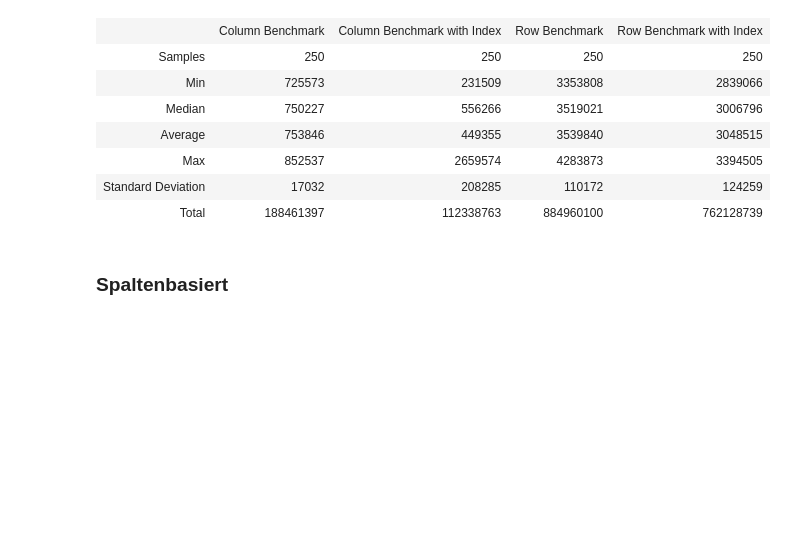
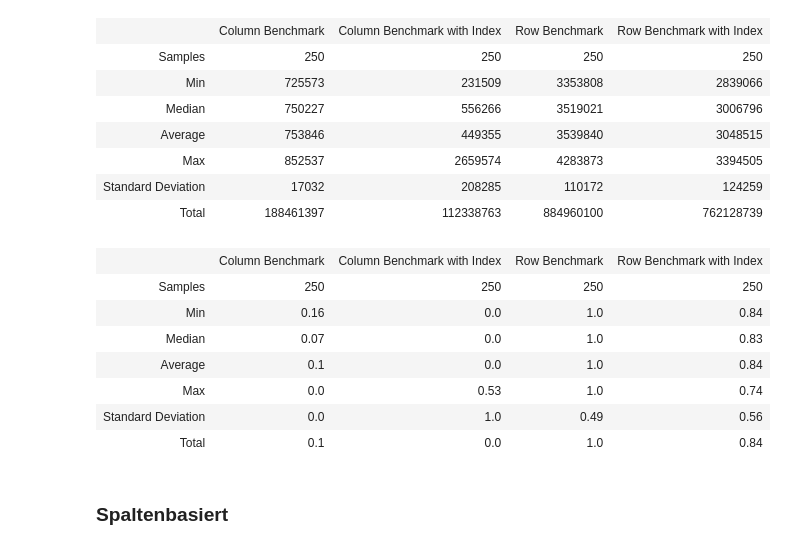
Before and after one commit to Osslack/HANA_SSBM, a Jupyter notebook: src/analyser/Analysis-SSBM-HANA.ipynb, the cells around one changed output. Saved outputs shown, nothing was run; the diff lists cells and outputs as text; code cells hidden in the pictures; blank space fills up the shorter version.

```diff
--- a/src/analyser/Analysis-SSBM-HANA.ipynb
+++ b/src/analyser/Analysis-SSBM-HANA.ipynb
@@ -177,6 +188,17 @@ comparison.compare_raw()
 | Max | 852537 | 2659574 | 4283873 | 3394505 |
 | Standard Deviation | 17032 | 208285 | 110172 | 124259 |
 | Total | 188461397 | 112338763 | 884960100 | 762128739 |
+# %%
+comparison.compare()
+# %% [output]
+|  | Column Benchmark | Column Benchmark with Index | Row Benchmark | Row Benchmark with Index |
+| Samples | 250 | 250 | 250 | 250 |
+| Min | 0.16 | 0.0 | 1.0 | 0.84 |
+| Median | 0.07 | 0.0 | 1.0 | 0.83 |
+| Average | 0.1 | 0.0 | 1.0 | 0.84 |
+| Max | 0.0 | 0.53 | 1.0 | 0.74 |
+| Standard Deviation | 0.0 | 1.0 | 0.49 | 0.56 |
+| Total | 0.1 | 0.0 | 1.0 | 0.84 |
 # %% [markdown]
 ### Spaltenbasiert
 # %%
```
Also changed, not shown: parts of 1 cell of this notebook.
